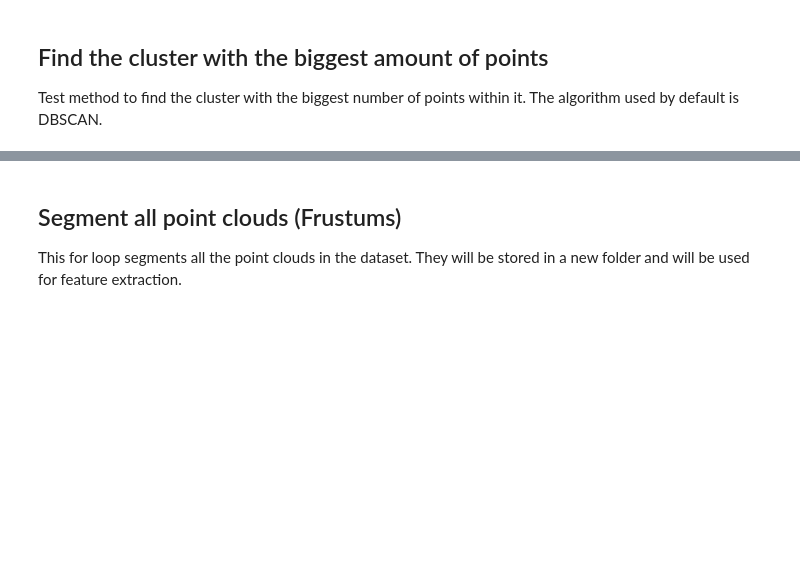
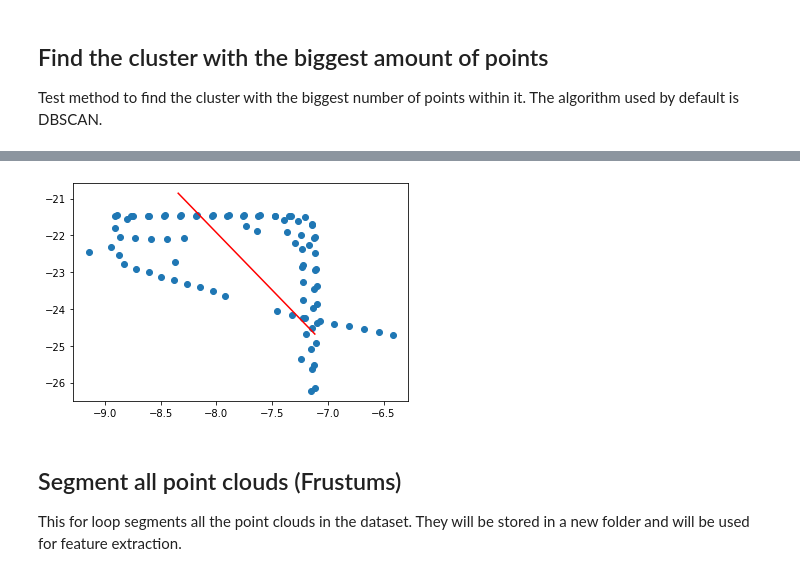
Before and after one commit to MikeS96/3d_obj_detection, a Jupyter notebook: Instance segmentation.ipynb, the cells around one changed output, grey strips where cells are left out. Cells and saved outputs as stored; diff of their text form; code cells hidden in the pictures; blank space fills up the shorter version.

```diff
--- a/Instance segmentation.ipynb
+++ b/Instance segmentation.ipynb
@@ -206,3 +241,10 @@ o3d.visualization.draw_geometries([pcd])
+# %%
+vals_transformed = pca.inverse_transform(new_vals)
+plt.scatter(pcl_temp[:, 0], pcl_temp[:, 1])
+plt.plot(vals_transformed[:, 0], vals_transformed[:, 1], c = 'r')
+plt.show()
+# %% [output]
+[figure, added]
 # %% [markdown]
 ## Segment all point clouds (Frustums)
 
```
Also changed, not shown: parts of 9 cells of this notebook, 2 other files.
